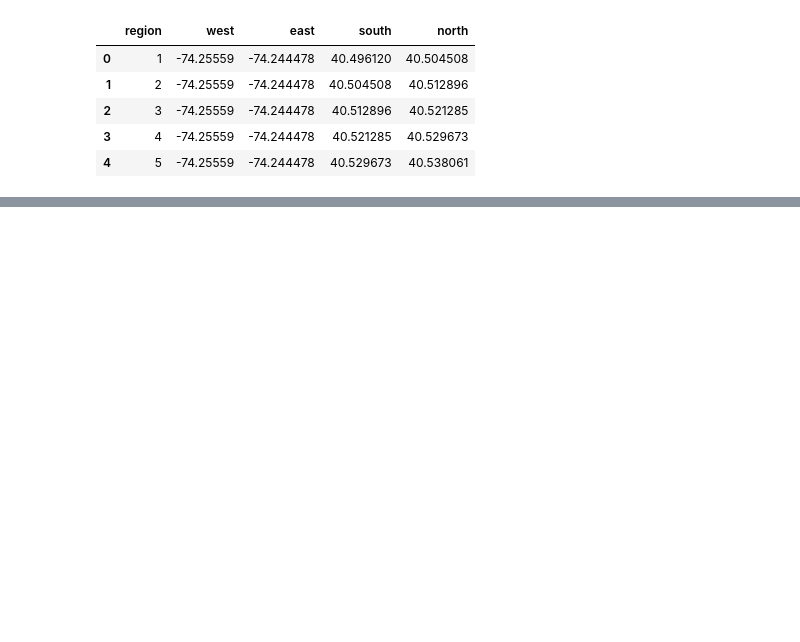
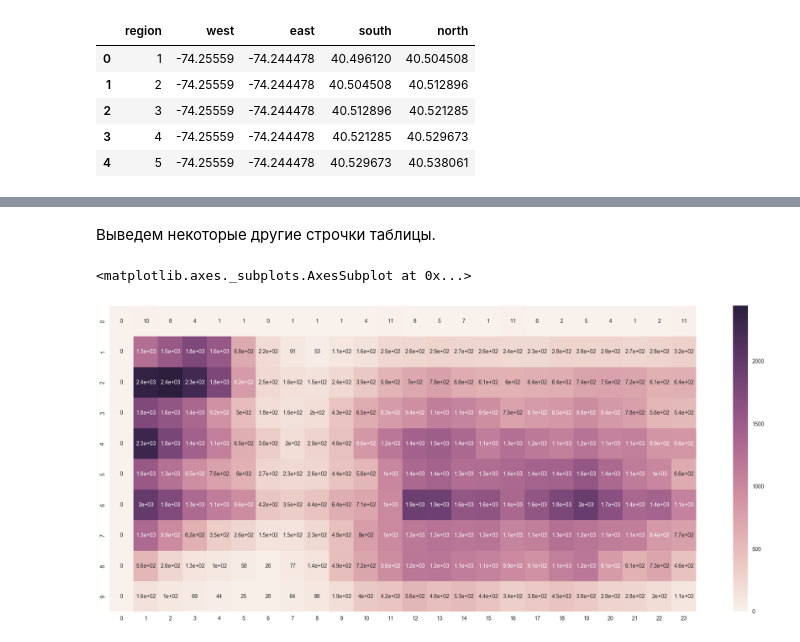
Before and after one commit to kazakovantony/coursera-ml, a Jupyter notebook: tasks/projects/time_series_taxi_trip_predict/first_week.ipynb, the cells around one changed output, grey strips where cells are left out. Cells and saved outputs as stored; diff of their text form; code cells hidden in the pictures; blank space fills up the shorter version.

```diff
--- a/tasks/projects/time_series_taxi_trip_predict/first_week.ipynb
+++ b/tasks/projects/time_series_taxi_trip_predict/first_week.ipynb
@@ -69,0 +283,8 @@ agg_data = sts.binned_statistic_2d(data.region, data.timestamp, None, 'count',
+# %% [markdown]
+Выведем некоторые другие строчки таблицы.
+# %%
+plt.figure(figsize=(24,10))
+sns.heatmap(agg_data1.statistic[1225:1235,:24], annot=True)
+# %% [output]
+<matplotlib.axes._subplots.AxesSubplot at 0x...>
+[figure, added]
```
Also changed, not shown: parts of 62 cells of this notebook, 2 other files.
